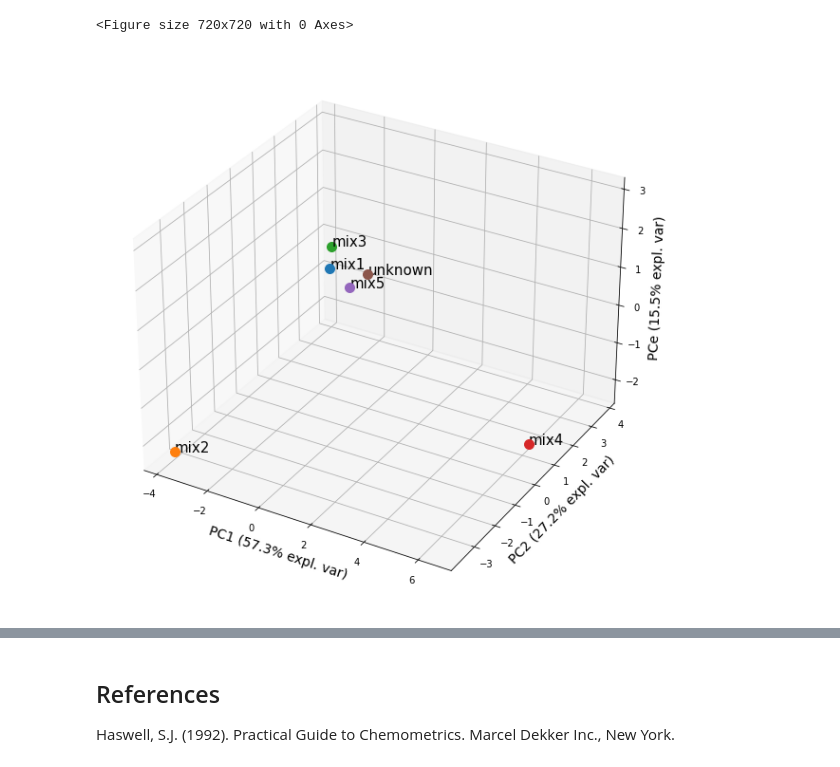
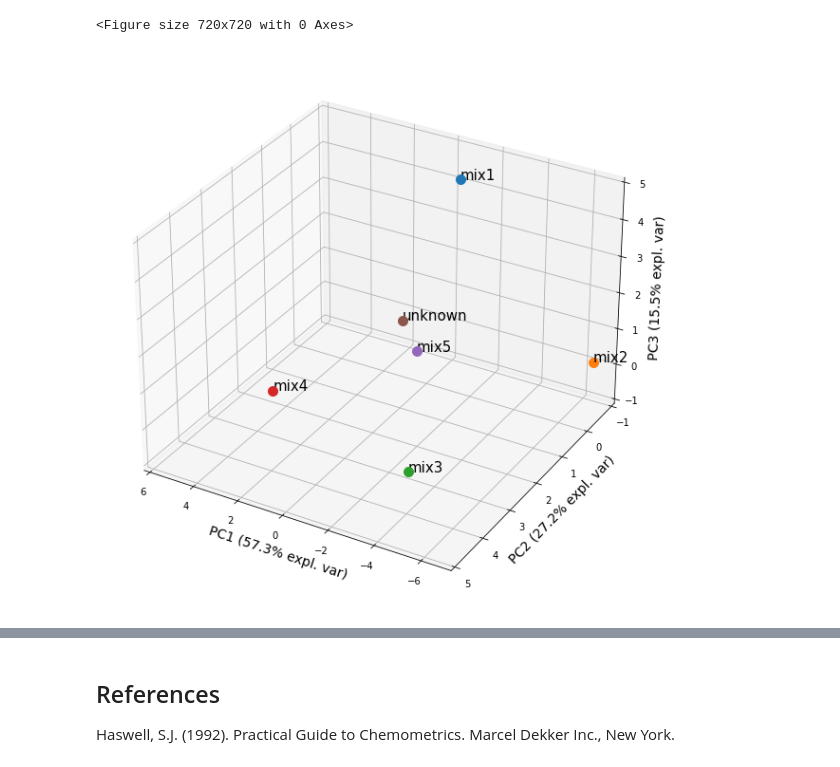
Before and after one commit to dawsman-1/Chemometrics-using-Python, a Jupyter notebook: Principal Component Analysis sklearn.ipynb, the cells around one changed output, grey strips where cells are left out. Drawn from its saved outputs; the diff is of its cells as text; code cells hidden in the pictures.

```diff
--- a/Principal Component Analysis sklearn.ipynb
+++ b/Principal Component Analysis sklearn.ipynb
@@ -103,13 +103,12 @@ ax.spines['bottom'].set_position(('data', 0))
 ax.spines['top'].set_visible(False)
 ax.spines['right'].set_visible(False)
 
-n = ['mix1', 'mix2', 'mix3', 'mix4', 'mix5', 'unknown']
 x = principal_spectral_df['principal component 1']
 y = principal_spectral_df['principal component 2']
 
 ax.scatter(x, y, s=75)
 
-for i, label in enumerate(n):
+for i, label in enumerate(spectral_data_df_wide.index):
     ax.annotate(label, (x[i], y[i]), size=12)
 
 ax.set_xlabel('PC1 ({:.1f}% expl. var)'.format(pca_spectral_data.explained_variance_ratio_[0]*100),
@@ -123,28 +122,29 @@ plt.show()    # the unknown plot in a similar position to known mix5
 <Figure size 720x720 with 0 Axes>
 # %%
 # 3D plot of principal components 1, 2 and 3 (accounting for 100% of variance)
-# See below for zoomed-in version
 
 fig = plt.figure(figsize=(8,8))
 ax = Axes3D(fig, auto_add_to_figure=False)
 fig.add_axes(ax)
-
-labels = ['mix1', 'mix2', 'mix3', 'mix4', 'mix5', 'unknown']
 
 for i in range(len(principal_spectral_df)):
     x, y, z = principal_spectral_df.iloc[i]['principal component 1'], \
     principal_spectral_df.iloc[i]['principal component 2'], \
     principal_spectral_df.iloc[i]['principal component 3']
     ax.scatter(x, y, z, s=100)
-    ax.text(x, y, z, '{0}'.format(labels[i]), fontsize=15)
+    ax.text(x, y, z, '{0}'.format(spectral_data_df_wide.index[i]), fontsize=15)
 
 ax.set_xlabel('PC1 ({:.1f}% expl. var)'.format(pca_spectral_data.explained_variance_ratio_[0]*100),
               size=14)
 ax.set_ylabel('PC2 ({:.1f}% expl. var)'.format(pca_spectral_data.explained_variance_ratio_[1]*100),
               size=14)
-ax.set_zlabel('PCe ({:.1f}% expl. var)'.format(pca_spectral_data.explained_variance_ratio_[2]*100),
+ax.set_zlabel('PC3 ({:.1f}% expl. var)'.format(pca_spectral_data.explained_variance_ratio_[2]*100),
               size=14)
 
-plt.show()
+ax.set_xlim(6, -7)
+ax.set_ylim(5, -1)
+ax.set_zlim(-1, 5)
+
+plt.show()   # the unknown plot in a similar position to known mix5
 # %% [output]
-[figure, old version]
+[figure, new version]
```
Also changed, not shown: parts of 1 cell of this notebook, 1 other file.
